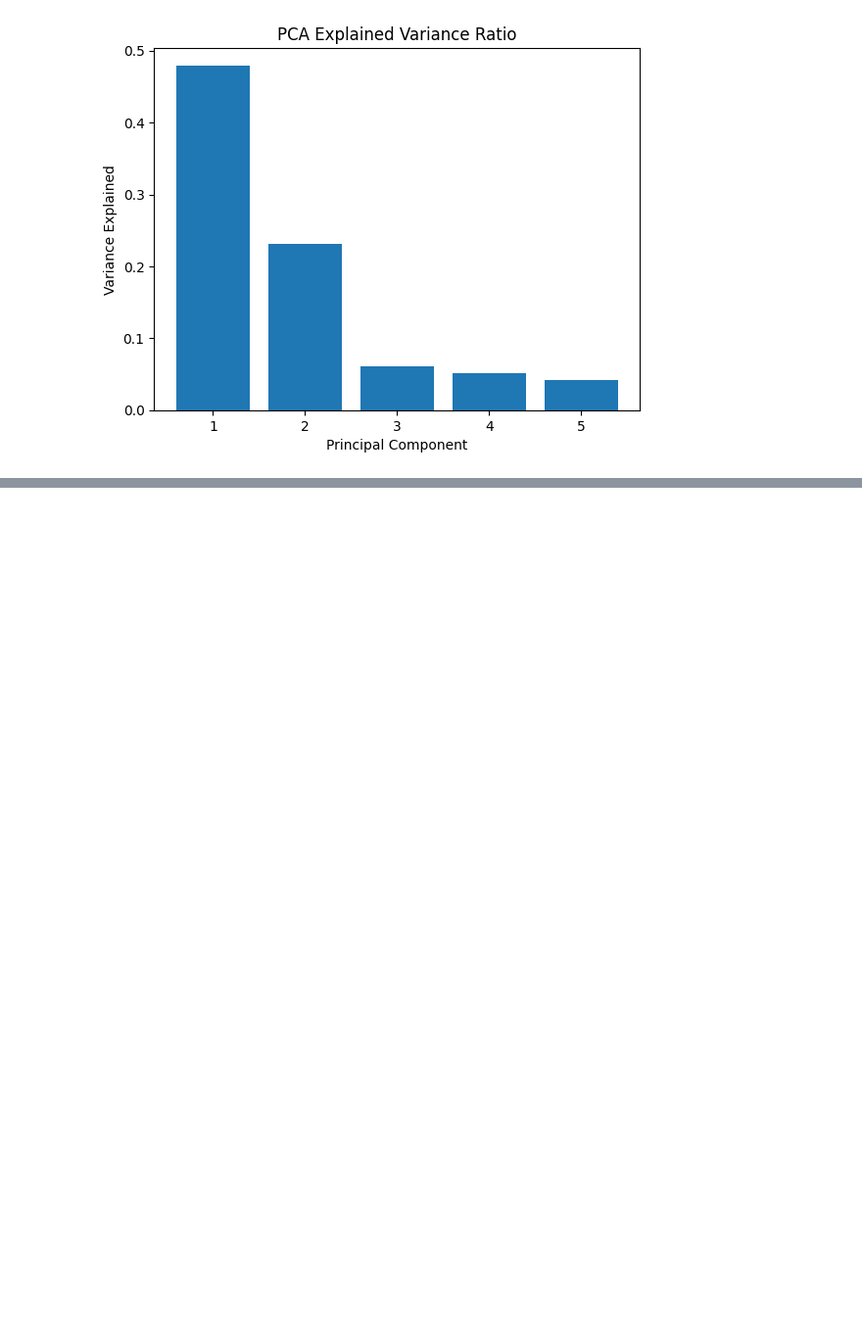
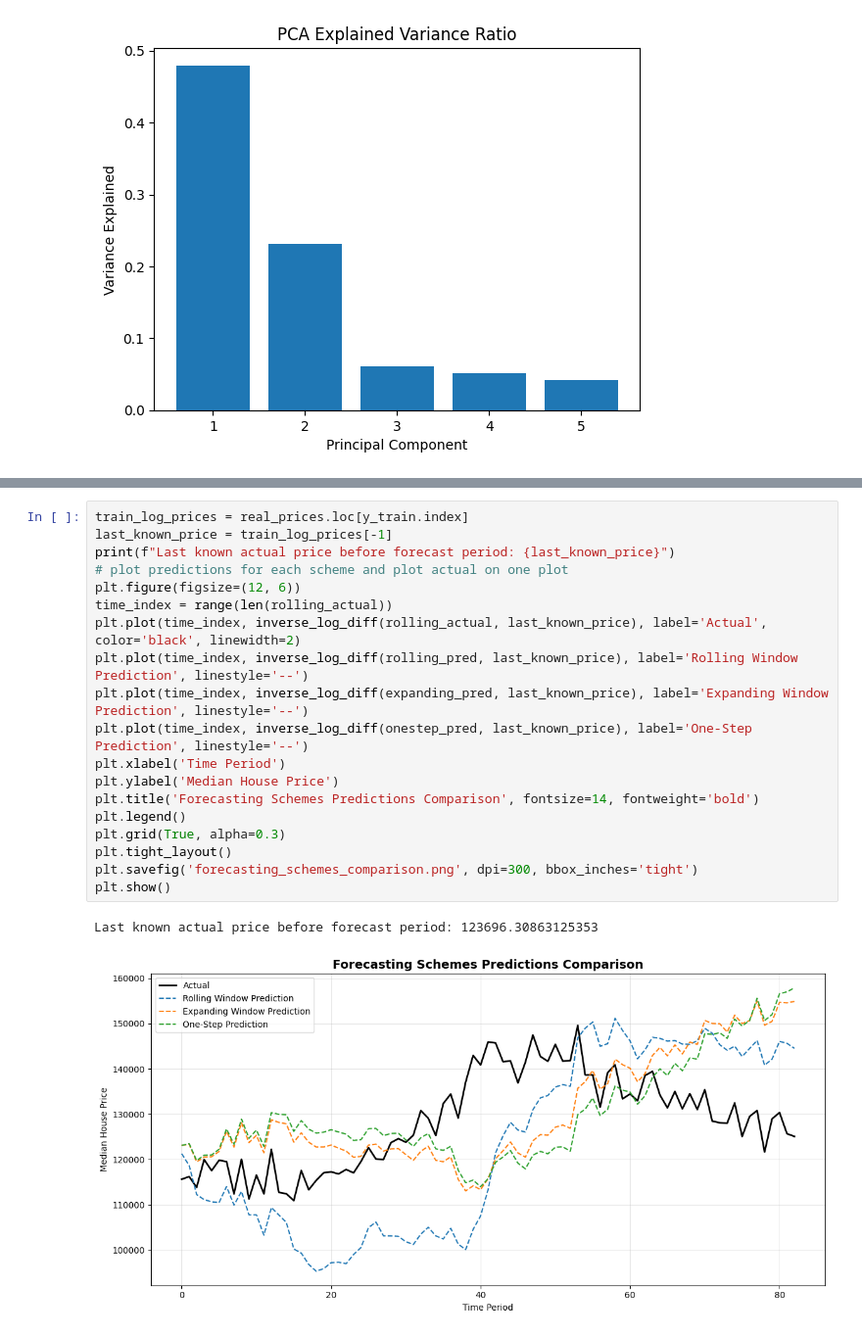
Before and after one commit to Zografska/housing-market-analysis, a Jupyter notebook: fred-md.ipynb, the cells around one changed output, grey strips where cells are left out. Shown at 98% size. Saved outputs shown, nothing was run; the diff lists cells and outputs as text; blank space fills up the shorter version.

```diff
--- a/fred-md.ipynb
+++ b/fred-md.ipynb
@@ -381,0 +445,22 @@ Visualizations saved as 'forecast_comparison.png' and 'forecast_errors.png'
+# %%
+train_log_prices = real_prices.loc[y_train.index]
+last_known_price = train_log_prices[-1]
+print(f"Last known actual price before forecast period: {last_known_price}")
+# plot predictions for each scheme and plot actual on one plot
+plt.figure(figsize=(12, 6))
+time_index = range(len(rolling_actual))
+plt.plot(time_index, inverse_log_diff(rolling_actual, last_known_price), label='Actual', color='black', linewidth=2)
+plt.plot(time_index, inverse_log_diff(rolling_pred, last_known_price), label='Rolling Window Prediction', linestyle='--')
+plt.plot(time_index, inverse_log_diff(expanding_pred, last_known_price), label='Expanding Window Prediction', linestyle='--')
+plt.plot(time_index, inverse_log_diff(onestep_pred, last_known_price), label='One-Step Prediction', linestyle='--')
+plt.xlabel('Time Period')
+plt.ylabel('Median House Price')
+plt.title('Forecasting Schemes Predictions Comparison', fontsize=14, fontweight='bold')
+plt.legend()
+plt.grid(True, alpha=0.3)
+plt.tight_layout()
+plt.savefig('forecasting_schemes_comparison.png', dpi=300, bbox_inches='tight')
+plt.show()
+# %% [output]
+Last known actual price before forecast period: 123696.30863125353
+[figure, added]
```
Also changed, not shown: parts of 8 cells of this notebook, 3 other files.
